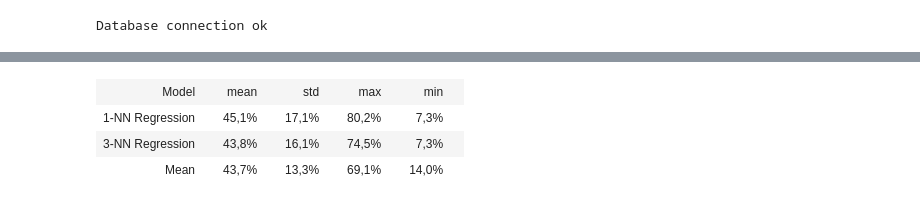
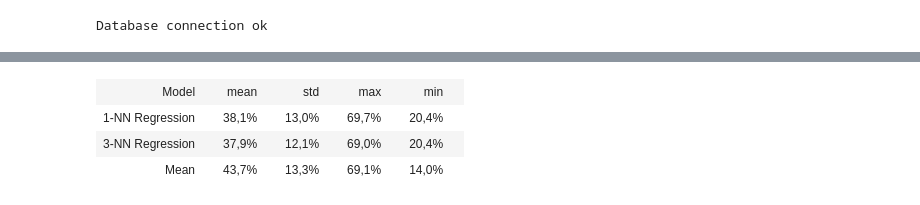
Before and after one commit to Miikkasna/cablepredictions, a Jupyter notebook: Whole ship cabling readiness.ipynb, the cells around one changed output, grey strips where cells are left out. Drawn from its saved outputs; the diff is of its cells as text; code cells hidden in the pictures.

```diff
--- a/Whole ship cabling readiness.ipynb
+++ b/Whole ship cabling readiness.ipynb
@@ -107,7 +205,7 @@ for model_name in models.keys():
                 .format(test_ship)
             )
             data = np.array(cursor.fetchall())
-            X_test.append(ship_features[train_ship])
+            X_test.append(ship_features[test_ship])
             y_test.append(data[:, 0])
         X_test = np.array(X_test)
         y_test = np.array(y_test)
@@ -205,7 +303,7 @@ for model_name in models.keys():
                 .format(test_ship)
             )
             data = np.array(cursor.fetchall())
-            X_test.append(ship_gt[train_ship])
+            X_test.append(ship_gt[test_ship])
             y_test.append(data[:, 0])
         X_test = np.array(X_test).reshape((-1, 1))
         y_test = np.array(y_test)
@@ -304,7 +402,7 @@ for model_name in models.keys():
                 .format(test_ship)
             )
             data = np.array(cursor.fetchall())
-            X_test.append(ship_gt[train_ship])
+            X_test.append(ship_gt[test_ship])
             y_test.append(data[:, 0])
         X_test = np.array(X_test).reshape((-1, 1))
         y_test = np.array(y_test)
@@ -347,7 +445,7 @@ ship_features = dict(zip(ships, data[:, [1, 2]]))
 # init regression models
 models = dict()
 models['1-NN Regression'] = KNeighborsRegressor(1, weights='distance')
-models['6-NN Regression'] = KNeighborsRegressor(3, weights='distance')
+models['6-NN Regression'] = KNeighborsRegressor(6, weights='distance')
 
 
 # init cable intervals to zero
@@ -401,7 +499,7 @@ for model_name in models.keys():
                 .format(test_ship)
             )
             data = np.array(cursor.fetchall())
-            X_test.append(ship_features[train_ship])
+            X_test.append(ship_features[test_ship])
             y_test.append(data[:, 0])
         X_test = np.array(X_test)
         y_test = np.array(y_test)
@@ -414,10 +512,12 @@ for model_name in models.keys():
 
         # evaluate
         score = np.abs((y_test - preds)).sum()/4.0
-        if abs(score-0.2)<0.1:
+        if False:# abs(score-0.2)<0.1:
+            print(ships[test_i], print(X_test))
             plt.plot(y_test[1, :], 'r')
             plt.plot(y_test[0, :], 'g')
             plt.plot(preds[1, :], 'b')
+            plt.plot(preds[0, :], 'y')
             plt.show()
         scores.append(score)
 
@@ -495,36 +595,36 @@ for model_name in models.keys():
         y_test = []
         for i in test_i:
             test_ship = ships[i]
             cursor.execute(
                 "SELECT avg(y_true) FROM progress WHERE project_id = {} GROUP BY mt"
                 .format(test_ship)
             )
             data = np.array(cursor.fetchall())
-            X_test.append(ship_gt[train_ship])
+            X_test.append(ship_gt[test_ship])
             y_test.append(data[:, 0])
         X_test = np.array(X_test).reshape((-1, 1))
         y_test = np.array(y_test)
         y_test = y_test/y_test.sum(axis=1)[:, None]
         X_test = scaler.transform(X_test) #normalize features
 
         # fit the model
         model.fit(X_train, y_train)
         preds = model.predict(X_test)
 
         #plt.plot(y_test[1, :], 'r')
         #plt.plot(preds[1, :], 'b')
         #plt.show()
         # evaluate
         score = np.abs((y_test - preds)).sum()/4.0
         scores.append(score)
 
     scores = np.array(scores)
     table_rows.append((model_name, 1-scores.mean(), scores.std(), 1-scores.min(), 1-scores.max()))
 display_table(table_rows)
 # %% [output]
 | Model |  | mean |  | std |  | max |  | min |  |
-| 1-NN Regression |  | 45,1% |  | 17,1% |  | 80,2% |  | 7,3% |  |
-| 3-NN Regression |  | 43,8% |  | 16,1% |  | 74,5% |  | 7,3% |  |
+| 1-NN Regression |  | 38,1% |  | 13,0% |  | 69,7% |  | 20,4% |  |
+| 3-NN Regression |  | 37,9% |  | 12,1% |  | 69,0% |  | 20,4% |  |
 | Mean |  | 43,7% |  | 13,3% |  | 69,1% |  | 14,0% |  |
 # %%
 # Whole ship design progress (weekly)
```
Also changed, not shown: parts of 7 cells of this notebook.
